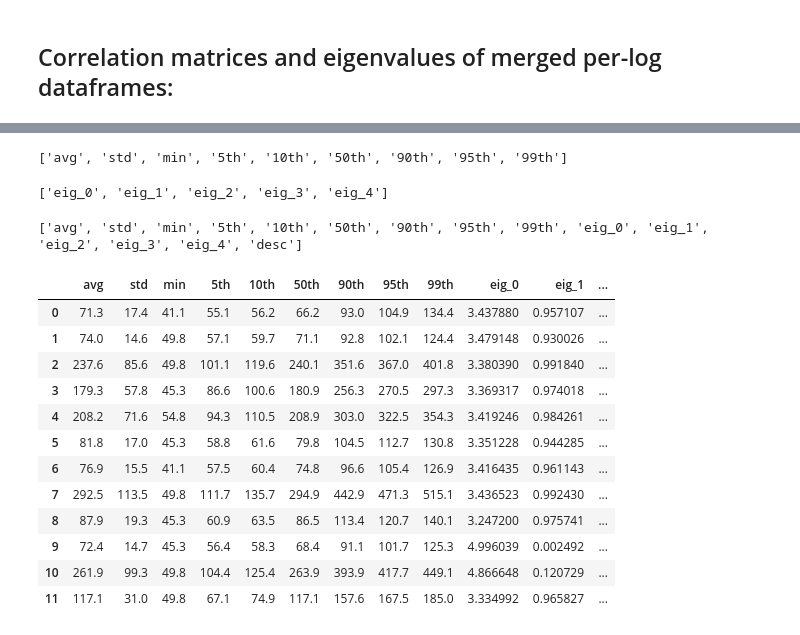
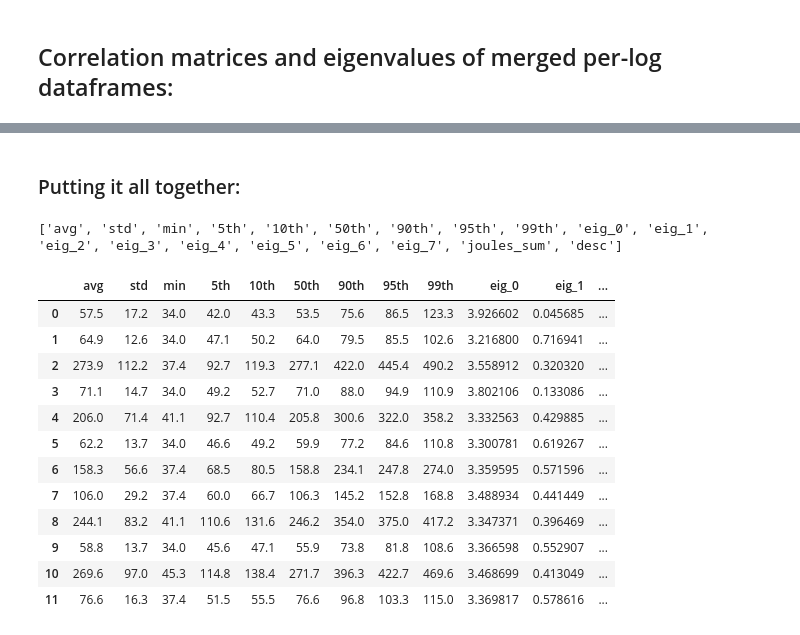
Before and after one commit to awadyn/network_exec_energy_study, a Jupyter notebook: full_logs/Correlation Matrices and Eigenvalues of Merged Per-Log Dataframes.ipynb, the cells around one changed output, grey strips where cells are left out. Saved outputs shown, nothing was run; the diff lists cells and outputs as text; code cells hidden in the pictures.

```diff
--- a/full_logs/Correlation Matrices and Eigenvalues of Merged Per-Log Dataframes.ipynb
+++ b/full_logs/Correlation Matrices and Eigenvalues of Merged Per-Log Dataframes.ipynb
@@ -75,50 +183,48 @@ for itr in corr_itr_list.keys():
+# %% [markdown]
+### Putting it all together:
 # %%
 lat_columns = []
-for itr in list(lat_itr_list.keys())[0]:
-    lat_columns = list(lat_itr_list[itr].keys())
-
-print(lat_columns)
+for itr in list(lat_qps_itr_list['200k'].keys())[0]:
+    lat_columns = list(lat_qps_itr_list['200k'][itr].keys())
-# %% [output]
-['avg', 'std', 'min', '5th', '10th', '50th', '90th', '95th', '99th']
 # %%
 eig_columns = []
-for itr in list(eig_itr_list.keys())[0]:
-    eig_columns = list(eig_itr_list[itr].keys())
-
-print(eig_columns)
+for itr in list(eig_qps_itr_list['200k'].keys())[0]:
+    eig_columns = list(eig_qps_itr_list['200k'][itr].keys())
-# %% [output]
-['eig_0', 'eig_1', 'eig_2', 'eig_3', 'eig_4']
 # %%
-all_cols = lat_columns + eig_columns
+all_cols = lat_columns + eig_columns + ['joules_sum']
 all_cols.append('desc')
 print(all_cols)
 # %% [output]
-['avg', 'std', 'min', '5th', '10th', '50th', '90th', '95th', '99th', 'eig_0', 'eig_1', 'eig_2', 'eig_3', 'eig_4', 'desc']
+['avg', 'std', 'min', '5th', '10th', '50th', '90th', '95th', '99th', 'eig_0', 'eig_1', 'eig_2', 'eig_3', 'eig_4', 'eig_5', 'eig_6', 'eig_7', 'joules_sum', 'desc']
 # %%
-eig_lat_energy_df = pd.DataFrame(columns=lat_columns + eig_columns)
-
-for itr in corr_itr_list.keys():
-    desc = run + '_' + itr + '_' + dvfs + '_' + rapl + '_' + qps
-    new_row = {}
-    for p in lat_columns:
-        new_row[p] = lat_itr_list[itr][p]
-    for e in eig_columns:
-        new_row[e] = eig_itr_list[itr][e]
-    new_row['desc'] = desc
-    eig_lat_energy_df = eig_lat_energy_df._append(new_row, ignore_index = True)
+for dvfs in ['0x1d00']:
+    qps_eig_lat_joules_df = {}
+    for qps in ['200k', '400k', '600k']:
+        eig_lat_joules_df = pd.DataFrame(columns=all_cols)
+        for itr in corr_qps_itr_counter_list[qps].keys():
+            desc = '0' + '_' + itr + '_' + dvfs + '_' + '135' + '_' + qps
+            new_row = {}
+            for p in lat_columns:
+                new_row[p] = lat_qps_itr_list[qps][itr][p]
+            for e in eig_columns:
+                new_row[e] = eig_qps_itr_list[qps][itr][e]
+            new_row['joules_sum'] = joules_qps_itr_list[qps][itr]['joules_sum']
+            new_row['desc'] = desc
+            eig_lat_joules_df = eig_lat_joules_df._append(new_row, ignore_index = True)
+        qps_eig_lat_joules_df[qps] = eig_lat_joules_df
 # %%
-eig_lat_energy_df
+qps_eig_lat_joules_df['600k']
 # %% [output]
 |  | avg | std | min | 5th | 10th | 50th | 90th | 95th | 99th | eig_0 | eig_1 | ... |
-| 0 | 71.3 | 17.4 | 41.1 | 55.1 | 56.2 | 66.2 | 93.0 | 104.9 | 134.4 | 3.437880 | 0.957107 | ... |
-| 1 | 74.0 | 14.6 | 49.8 | 57.1 | 59.7 | 71.1 | 92.8 | 102.1 | 124.4 | 3.479148 | 0.930026 | ... |
-| 2 | 237.6 | 85.6 | 49.8 | 101.1 | 119.6 | 240.1 | 351.6 | 367.0 | 401.8 | 3.380390 | 0.991840 | ... |
-| 3 | 179.3 | 57.8 | 45.3 | 86.6 | 100.6 | 180.9 | 256.3 | 270.5 | 297.3 | 3.369317 | 0.974018 | ... |
-| 4 | 208.2 | 71.6 | 54.8 | 94.3 | 110.5 | 208.9 | 303.0 | 322.5 | 354.3 | 3.419246 | 0.984261 | ... |
-| 5 | 81.8 | 17.0 | 45.3 | 58.8 | 61.6 | 79.8 | 104.5 | 112.7 | 130.8 | 3.351228 | 0.944285 | ... |
-| 6 | 76.9 | 15.5 | 41.1 | 57.5 | 60.4 | 74.8 | 96.6 | 105.4 | 126.9 | 3.416435 | 0.961143 | ... |
-| 7 | 292.5 | 113.5 | 49.8 | 111.7 | 135.7 | 294.9 | 442.9 | 471.3 | 515.1 | 3.436523 | 0.992430 | ... |
-| 8 | 87.9 | 19.3 | 45.3 | 60.9 | 63.5 | 86.5 | 113.4 | 120.7 | 140.1 | 3.247200 | 0.975741 | ... |
-| 9 | 72.4 | 14.7 | 45.3 | 56.4 | 58.3 | 68.4 | 91.1 | 101.7 | 125.3 | 4.996039 | 0.002492 | ... |
-| 10 | 261.9 | 99.3 | 49.8 | 104.4 | 125.4 | 263.9 | 393.9 | 417.7 | 449.1 | 4.866648 | 0.120729 | ... |
-| 11 | 117.1 | 31.0 | 49.8 | 67.1 | 74.9 | 117.1 | 157.6 | 167.5 | 185.0 | 3.334992 | 0.965827 | ... |
+| 0 | 57.5 | 17.2 | 34.0 | 42.0 | 43.3 | 53.5 | 75.6 | 86.5 | 123.3 | 3.926602 | 0.045685 | ... |
+| 1 | 64.9 | 12.6 | 34.0 | 47.1 | 50.2 | 64.0 | 79.5 | 85.5 | 102.6 | 3.216800 | 0.716941 | ... |
+| 2 | 273.9 | 112.2 | 37.4 | 92.7 | 119.3 | 277.1 | 422.0 | 445.4 | 490.2 | 3.558912 | 0.320320 | ... |
+| 3 | 71.1 | 14.7 | 34.0 | 49.2 | 52.7 | 71.0 | 88.0 | 94.9 | 110.9 | 3.802106 | 0.133086 | ... |
+| 4 | 206.0 | 71.4 | 41.1 | 92.7 | 110.4 | 205.8 | 300.6 | 322.0 | 358.2 | 3.332563 | 0.429885 | ... |
+| 5 | 62.2 | 13.7 | 34.0 | 46.6 | 49.2 | 59.9 | 77.2 | 84.6 | 110.8 | 3.300781 | 0.619267 | ... |
+| 6 | 158.3 | 56.6 | 37.4 | 68.5 | 80.5 | 158.8 | 234.1 | 247.8 | 274.0 | 3.359595 | 0.571596 | ... |
+| 7 | 106.0 | 29.2 | 37.4 | 60.0 | 66.7 | 106.3 | 145.2 | 152.8 | 168.8 | 3.488934 | 0.441449 | ... |
+| 8 | 244.1 | 83.2 | 41.1 | 110.6 | 131.6 | 246.2 | 354.0 | 375.0 | 417.2 | 3.347371 | 0.396469 | ... |
+| 9 | 58.8 | 13.7 | 34.0 | 45.6 | 47.1 | 55.9 | 73.8 | 81.8 | 108.6 | 3.366598 | 0.552907 | ... |
+| 10 | 269.6 | 97.0 | 45.3 | 114.8 | 138.4 | 271.7 | 396.3 | 422.7 | 469.6 | 3.468699 | 0.413049 | ... |
+| 11 | 76.6 | 16.3 | 37.4 | 51.5 | 55.5 | 76.6 | 96.8 | 103.3 | 115.0 | 3.369817 | 0.578616 | ... |
```
Also changed, not shown: parts of 22 cells of this notebook, 3 other files.
